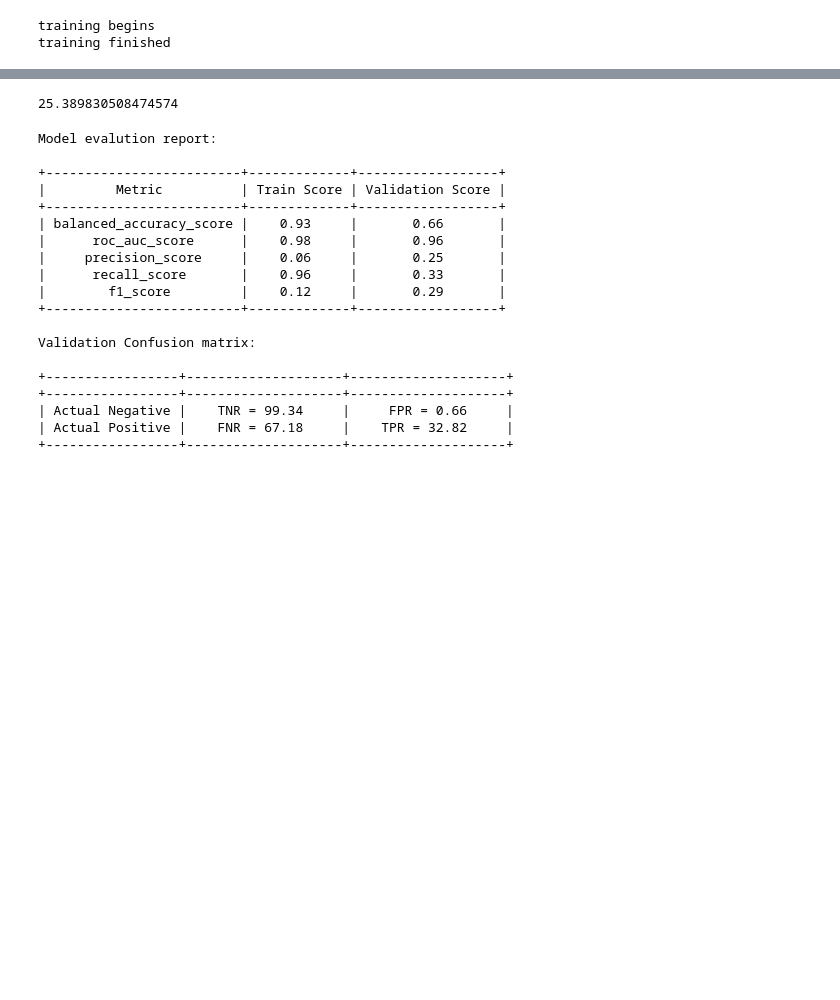
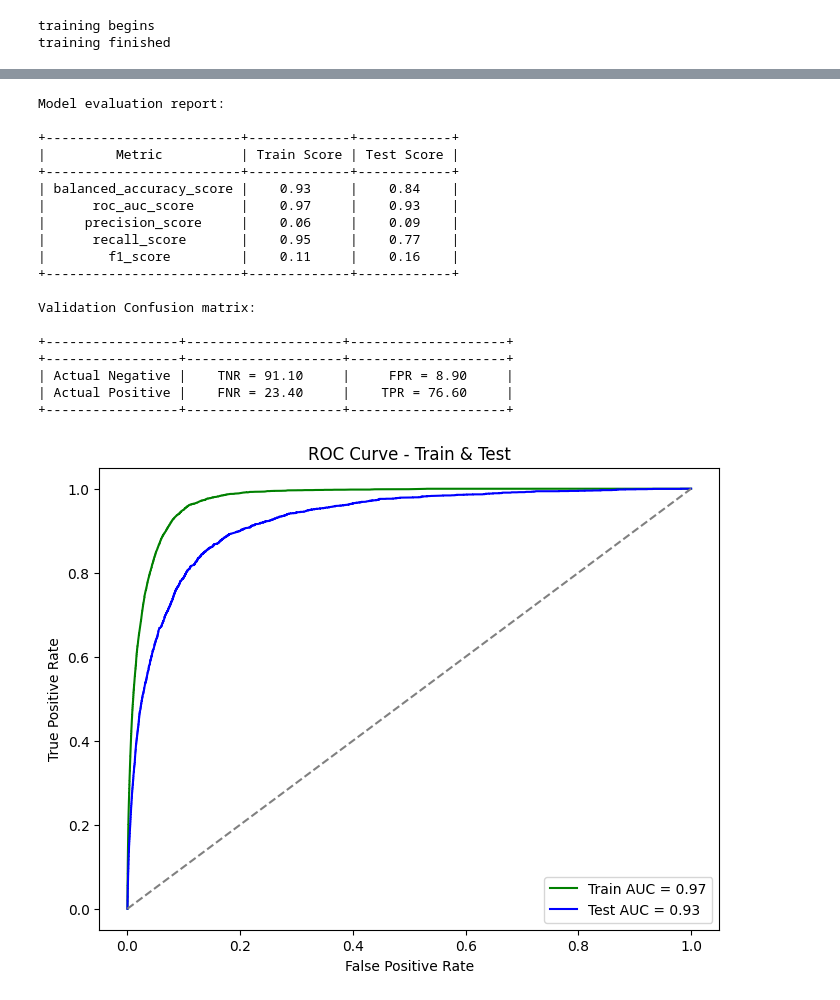
Before and after one commit to azmd801/back_order_prediction, a Jupyter notebook: notebook/Data_transformation_&_Model_Selection.ipynb, the cells around one changed output, grey strips where cells are left out. Drawn from its saved outputs; the diff is of its cells as text; code cells hidden in the pictures; blank space fills up the shorter version.

```diff
--- a/notebook/Data_transformation_&_Model_Selection.ipynb
+++ b/notebook/Data_transformation_&_Model_Selection.ipynb
@@ -855,0 +958,16 @@ def generate_evaluation_report(y_train_pred , y_train_pred_proba, y_val_pred, y_
+# %%
+# loading test data
+X_test = pd.read_csv(r"/content/dataset/Kaggle_Test_Dataset_v2.csv")
+
+# Drop rows with NaNs
+X_test.dropna(subset=X_test.columns.drop('lead_time'), inplace=True)
+
+# Encode target column
+y_test = LabelEncoder().fit_transform(X_test['went_on_backorder'])
+
+# Remove target column from features
+X_test = X_test.drop('went_on_backorder', axis=1)
+
+# Print shapes
+print(X_test.shape)
+print(y_test.shape)
@@ -856,7 +977,12 @@ def generate_evaluation_report(y_train_pred , y_train_pred_proba, y_val_pred, y_
 # %%
+# Predict training labels
 y_train_pred = best_ml_pipeline.predict(X_train)
+
+# Predict training probabilities
 y_train_pred_proba = best_ml_pipeline.predict_proba(X_train)[:, 1]
-y_val_pred = best_ml_pipeline.predict(X_val)
-y_val_pred_proba = best_ml_pipeline.predict_proba(X_val)[:, 1]
 
-generate_evaluation_report(y_train_pred , y_train_pred_proba, y_val_pred, y_val_pred_proba)
+# Predict test labels
+y_test_pred = best_ml_pipeline.predict(X_test)
+
+# Predict test probabilities
+y_test_pred_proba = best_ml_pipeline.predict_proba(X_test)[:, 1]
@@ -989,29 +989,27 @@ array([0, 0, 0, ..., 0, 0, 0])
-# %%
-precision_score(y_val,y_val_pred)*100
-# %% [output]
-25.389830508474574
-# %%
-generate_evaluation_report(y_train_pred , y_train_pred_proba, y_val_pred, y_val_pred_proba)
-# %% [output]
-Model evalution report:
-
-+-------------------------+-------------+------------------+
-|         Metric          | Train Score | Validation Score |
-+-------------------------+-------------+------------------+
-| balanced_accuracy_score |    0.93     |       0.66       |
-|      roc_auc_score      |    0.98     |       0.96       |
-|     precision_score     |    0.06     |       0.25       |
-|      recall_score       |    0.96     |       0.33       |
-|        f1_score         |    0.12     |       0.29       |
-+-------------------------+-------------+------------------+
-
-Validation Confusion matrix:
-
-+-----------------+--------------------+--------------------+
-+-----------------+--------------------+--------------------+
-| Actual Negative |    TNR = 99.34     |     FPR = 0.66     |
-| Actual Positive |    FNR = 67.18     |    TPR = 32.82     |
-+-----------------+--------------------+--------------------+
+# %%
+# Evaluate and plot results
+evaluate_and_plot(y_train, y_test, y_train_pred, y_train_pred_proba, y_test_pred, y_test_pred_proba)
+# %% [output]
+Model evaluation report:
+
++-------------------------+-------------+------------+
+|         Metric          | Train Score | Test Score |
++-------------------------+-------------+------------+
+| balanced_accuracy_score |    0.93     |    0.84    |
+|      roc_auc_score      |    0.97     |    0.93    |
+|     precision_score     |    0.06     |    0.09    |
+|      recall_score       |    0.95     |    0.77    |
+|        f1_score         |    0.11     |    0.16    |
++-------------------------+-------------+------------+
+
+Validation Confusion matrix:
+
++-----------------+--------------------+--------------------+
++-----------------+--------------------+--------------------+
+| Actual Negative |    TNR = 91.10     |     FPR = 8.90     |
+| Actual Positive |    FNR = 23.40     |    TPR = 76.60     |
++-----------------+--------------------+--------------------+
+[figure, added]
 # %%
 # # Defining Objective function which will be optimized
 
```
Also changed, not shown: parts of 44 cells of this notebook.
